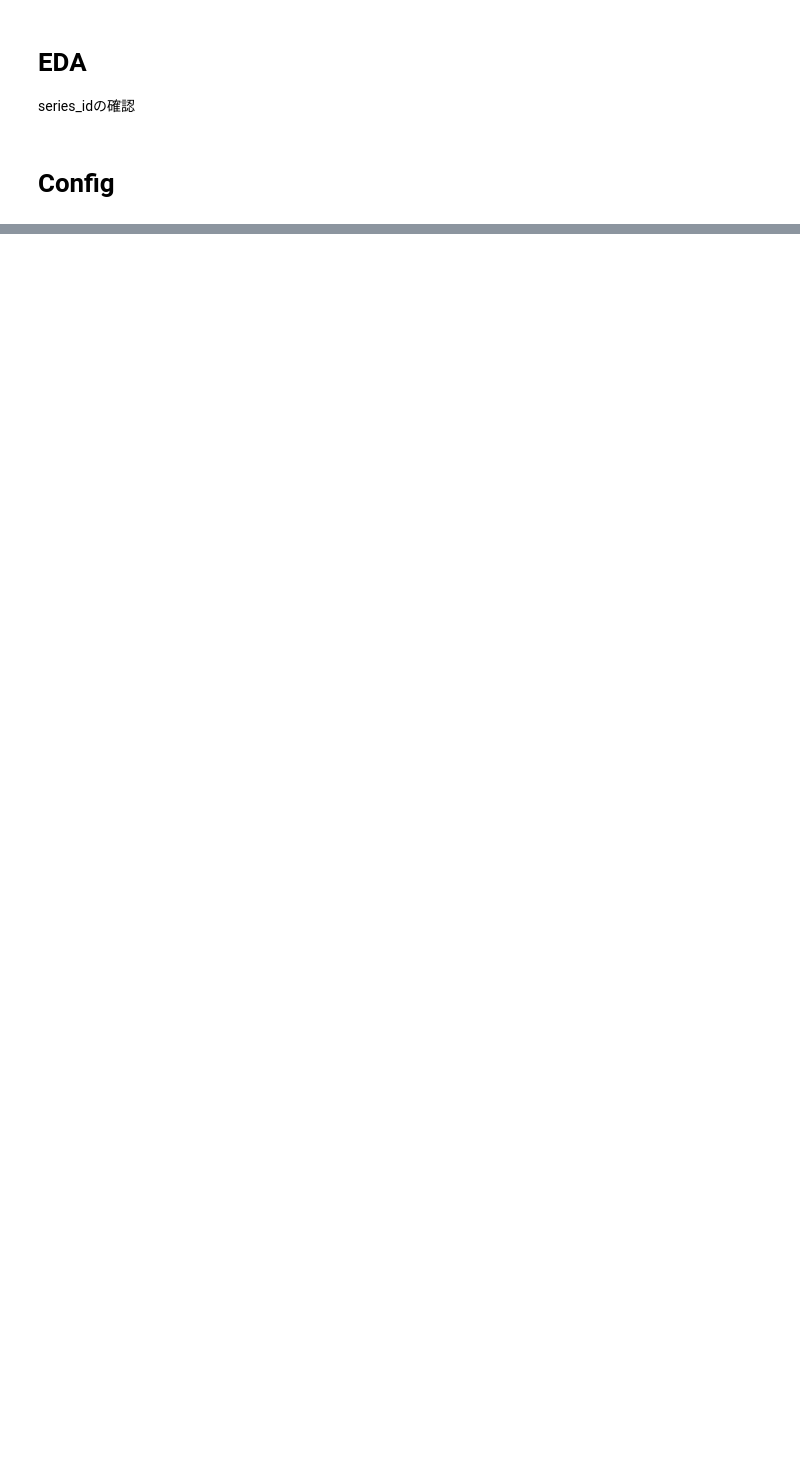
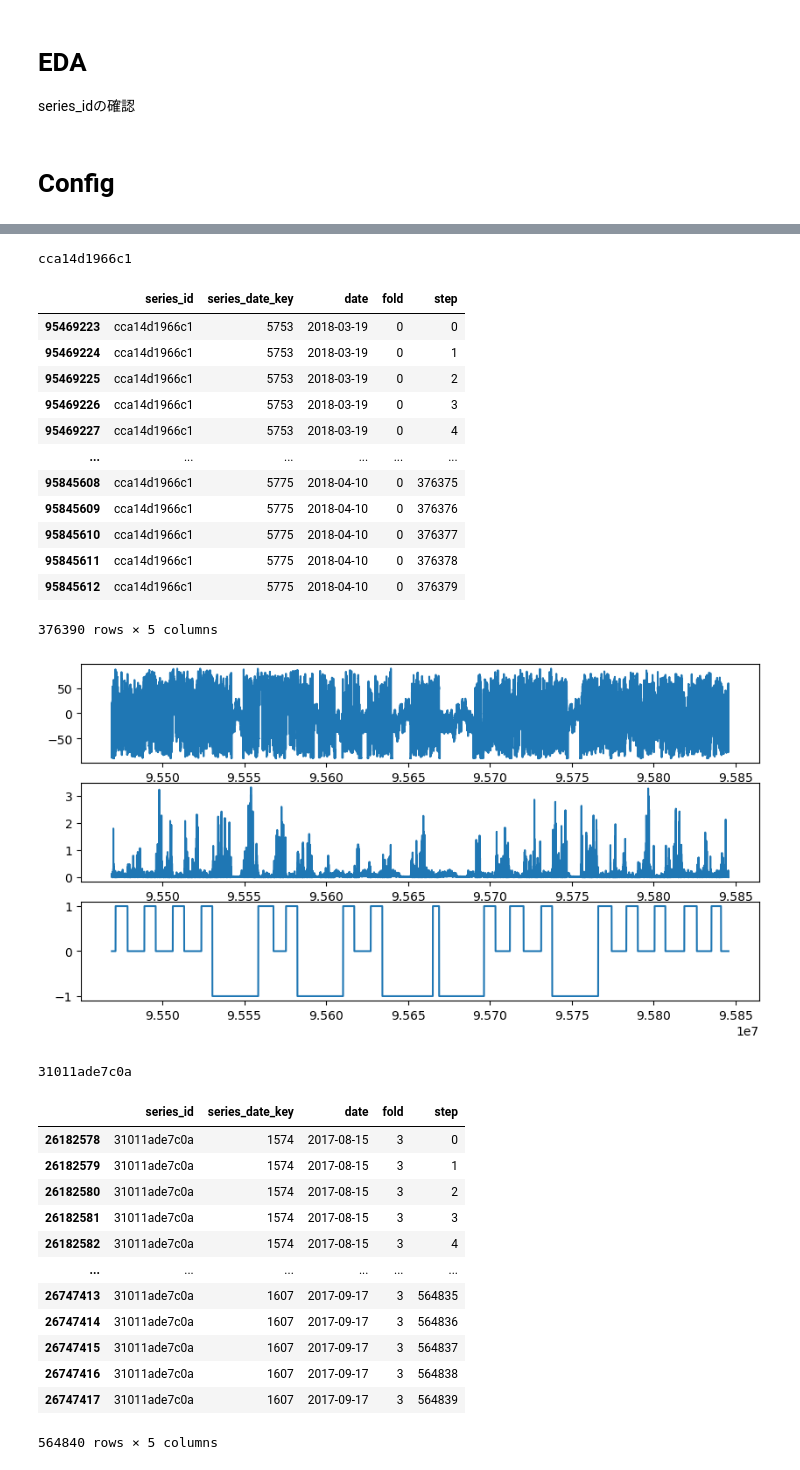
Before and after one commit to stgkrt/kaggle-dss, a Jupyter notebook: notebook/series_oof_eda.ipynb, the cells around one changed output, grey strips where cells are left out. Cells and saved outputs as stored; diff of their text form; code cells hidden in the pictures; blank space fills up the shorter version.

```diff
--- a/notebook/series_oof_eda.ipynb
+++ b/notebook/series_oof_eda.ipynb
@@ -63,0 +112,3 @@ print(len(not_include_series))
+# %%
+not_include_series = list(set(series_df["series_id"].unique()) - set(oof_df["split_series"].unique()))
+print(len(not_include_series))
@@ -64,16 +142,46 @@ print(len(not_include_series))
 # %%
-display_col = ["series_id", "series_date_key", "fold", "step"]
+display_col = ["series_id", "series_date_key", "date","fold", "step"]
 for idx, series_id in enumerate(not_include_series):
-    if idx > 10:
+    if idx > 3:
         break
     print(series_id)
     df = preprocessed_df[preprocessed_df["series_id"] == series_id]
     display(df[display_col])
     plt.figure(figsize=(10, 5))
     plt.subplot(3, 1, 1)
     plt.plot(df["anglez"])
     plt.subplot(3, 1, 2)
     plt.plot(df["enmo"])
     plt.subplot(3, 1, 3)
     plt.plot(df["event"])
     plt.show()
+# %% [output]
+cca14d1966c1
+|  | series_id | series_date_key | date | fold | step |
+| 95469223 | cca14d1966c1 | 5753 | 2018-03-19 | 0 | 0 |
+| 95469224 | cca14d1966c1 | 5753 | 2018-03-19 | 0 | 1 |
+| 95469225 | cca14d1966c1 | 5753 | 2018-03-19 | 0 | 2 |
+| 95469226 | cca14d1966c1 | 5753 | 2018-03-19 | 0 | 3 |
+| 95469227 | cca14d1966c1 | 5753 | 2018-03-19 | 0 | 4 |
+| ... | ... | ... | ... | ... | ... |
+| 95845608 | cca14d1966c1 | 5775 | 2018-04-10 | 0 | 376375 |
+| 95845609 | cca14d1966c1 | 5775 | 2018-04-10 | 0 | 376376 |
+| 95845610 | cca14d1966c1 | 5775 | 2018-04-10 | 0 | 376377 |
+| 95845611 | cca14d1966c1 | 5775 | 2018-04-10 | 0 | 376378 |
+| 95845612 | cca14d1966c1 | 5775 | 2018-04-10 | 0 | 376379 |
+376390 rows × 5 columns
+[figure, added]
+31011ade7c0a
+|  | series_id | series_date_key | date | fold | step |
+| 26182578 | 31011ade7c0a | 1574 | 2017-08-15 | 3 | 0 |
+| 26182579 | 31011ade7c0a | 1574 | 2017-08-15 | 3 | 1 |
+| 26182580 | 31011ade7c0a | 1574 | 2017-08-15 | 3 | 2 |
+| 26182581 | 31011ade7c0a | 1574 | 2017-08-15 | 3 | 3 |
+| 26182582 | 31011ade7c0a | 1574 | 2017-08-15 | 3 | 4 |
+| ... | ... | ... | ... | ... | ... |
+| 26747413 | 31011ade7c0a | 1607 | 2017-09-17 | 3 | 564835 |
+| 26747414 | 31011ade7c0a | 1607 | 2017-09-17 | 3 | 564836 |
+| 26747415 | 31011ade7c0a | 1607 | 2017-09-17 | 3 | 564837 |
+| 26747416 | 31011ade7c0a | 1607 | 2017-09-17 | 3 | 564838 |
+| 26747417 | 31011ade7c0a | 1607 | 2017-09-17 | 3 | 564839 |
+564840 rows × 5 columns
```
Also changed, not shown: parts of 11 cells of this notebook, 3 other files.
